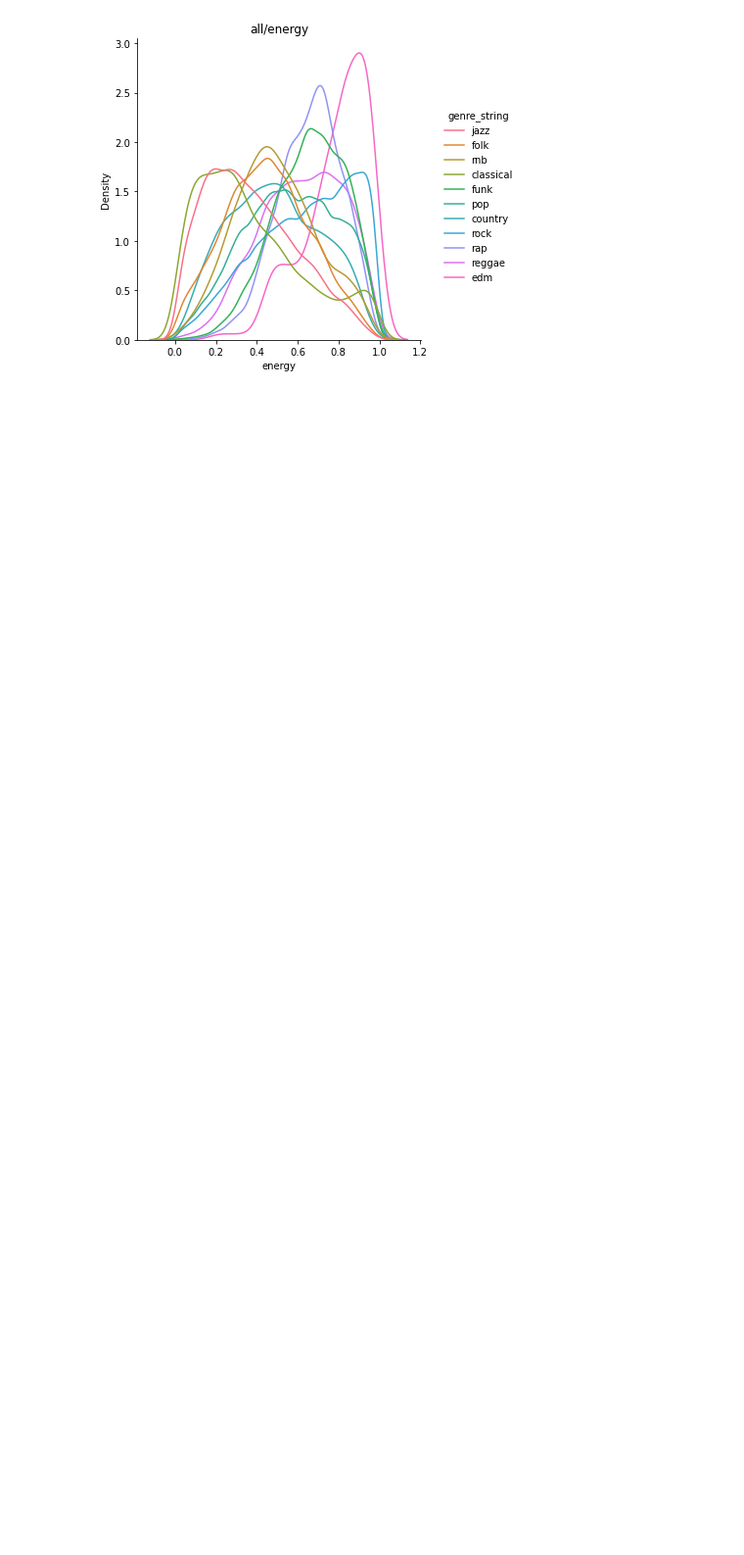
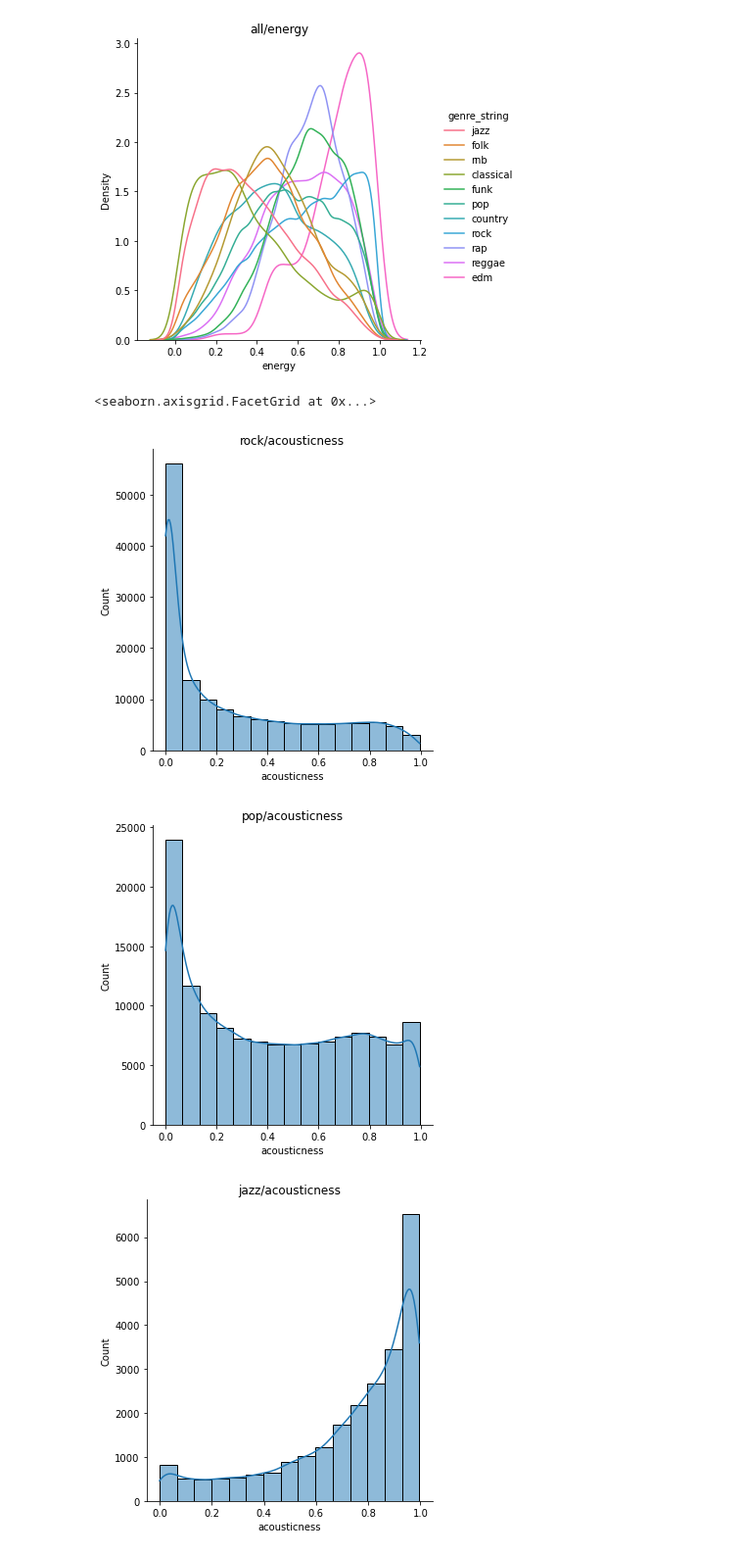
Before and after one commit to lucasleone21/Analyzing-Spotify-tracks, a Jupyter notebook: AnalyzingSpotifytracks.ipynb, the cells around one changed output. Shown: that part at 98% size. Cells and saved outputs as stored; diff of their text form; code cells hidden in the pictures; blank space fills up the shorter version.

```diff
--- a/AnalyzingSpotifytracks.ipynb
+++ b/AnalyzingSpotifytracks.ipynb
@@ -337,3 +337,35 @@ sns.displot(data=training_tracks, x=training_tracks["energy"], hue='genre_string
 [figure]
 [figure]
 [figure]
+# %%
+# Realizar o gráfico de distribuição para todos os gêneros e depois fazer
+# um gráfico que mistura todas as linhas
+# gráfico de distribuição acousticness/rock
+sns.displot(x=rock_training_tracks["acousticness"],data=rock_training_tracks,bins=15,kde=True).set(title='rock/acousticness')
+# gráfico de distribuição acousticness/pop
+sns.displot(x=pop_training_tracks["acousticness"],data=pop_training_tracks,bins=15,kde=True).set(title='pop/acousticness')
+# gráfico de distribuição acousticness/jazz
+sns.displot(x=jazz_training_tracks["acousticness"],data=jazz_training_tracks,bins=15,kde=True).set(title='jazz/acousticness')
+# gráfico de distribuição acousticness/folk
+sns.displot(x=folk_training_tracks["acousticness"],data=folk_training_tracks,bins=15,kde=True).set(title='folk/acousticness')
+# gráfico de distribuição acousticness/funk
+sns.displot(x=funk_training_tracks["acousticness"],data=funk_training_tracks,bins=15,kde=True).set(title='funk/acousticness')
+# gráfico de distribuição acousticness/classical
+sns.displot(x=classical_training_tracks["acousticness"],data=classical_training_tracks,bins=15,kde=True).set(title='classical/acousticness')
+# gráfico de distribuição acousticness/rap
+sns.displot(x=rap_training_tracks["acousticness"],data=rap_training_tracks,bins=15,kde=True).set(title='rap/acousticness')
+# gráfico de distribuição acousticness/reggae
+sns.displot(x=reggae_training_tracks["acousticness"],data=reggae_training_tracks,bins=15,kde=True).set(title='reggae/acousticness')
+# gráfico de distribuição acousticness/country
+sns.displot(x=country_training_tracks["acousticness"],data=country_training_tracks,bins=15,kde=True).set(title='country/acousticness')
+# gráfico de distribuição acousticness/rnb
+sns.displot(x=rnb_training_tracks["acousticness"],data=rnb_training_tracks,bins=15,kde=True).set(title='rnb/acousticness')
+# gráfico de distribuição acousticness/edm
+sns.displot(x=edm_training_tracks["acousticness"],data=edm_training_tracks,bins=15,kde=True).set(title='edm/acousticness')
+# gráfico juntando todos os gráficos anteriores
+sns.displot(data=training_tracks, x=training_tracks["acousticness"], hue='genre_string', kind='kde',common_norm=False).set(title='all/acousticness')
+# %% [output]
+<seaborn.axisgrid.FacetGrid at 0x...>
+[figure, added]
+[figure, added]
+[figure, added]
```
Also changed, not shown: parts of 1 cell of this notebook.
